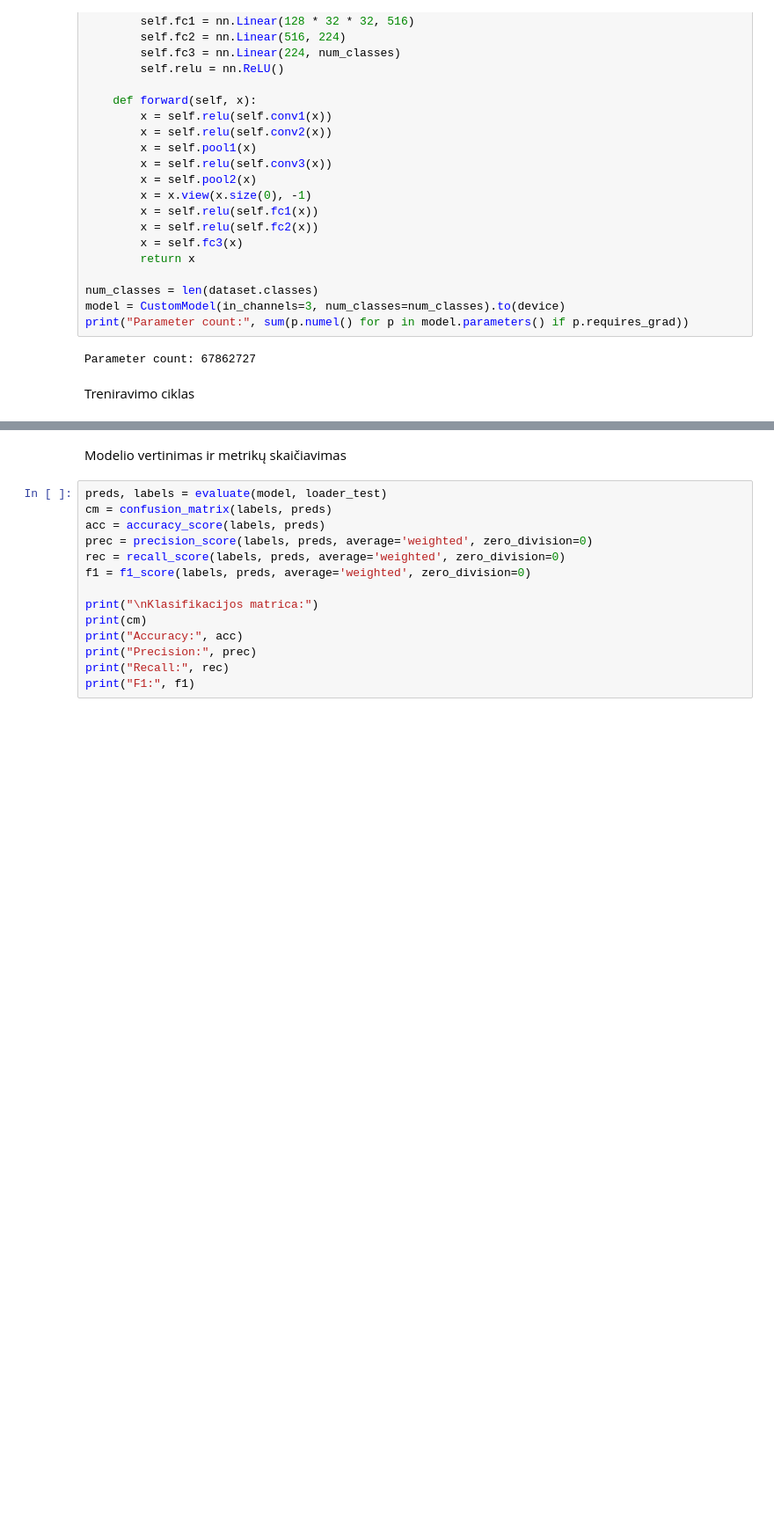
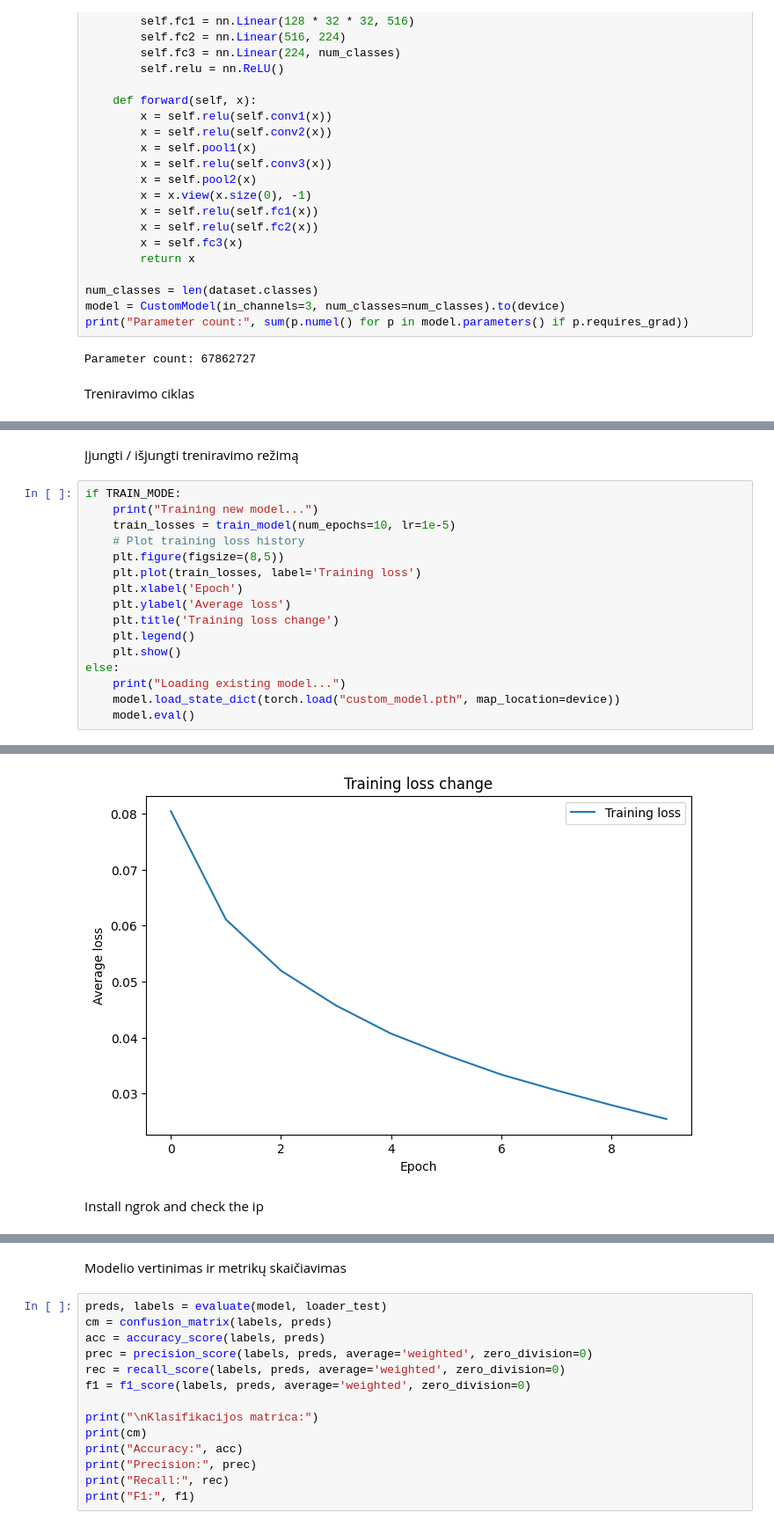
Before and after one commit to HubertasVin/deep-learning-practice, a Jupyter notebook: Lab2.ipynb, the cells around one changed output, grey strips where cells are left out. Shown at 88% size. Drawn from its saved outputs; the diff is of its cells as text; blank space fills up the shorter version.

```diff
--- a/Lab2.ipynb
+++ b/Lab2.ipynb
@@ -203,0 +207,19 @@ Epoch 30/30 - Loss: 0.0000 - Test Accuracy: 0.7700
+# %% [markdown]
+Įjungti / išjungti treniravimo režimą
+# %%
+if TRAIN_MODE:
+    print("Training new model...")
+    train_losses = train_model(num_epochs=10, lr=1e-5)
+    # Plot training loss history
+    plt.figure(figsize=(8,5))
+    plt.plot(train_losses, label='Training loss')
+    plt.xlabel('Epoch')
+    plt.ylabel('Average loss')
+    plt.title('Training loss change')
+    plt.legend()
+    plt.show()
+else:
+    print("Loading existing model...")
+    model.load_state_dict(torch.load("custom_model.pth", map_location=device))
+    model.eval()
+# %% [output]
@@ -203,0 +237,3 @@ Epoch 30/30 - Loss: 0.0000 - Test Accuracy: 0.7700
+[figure, added]
+# %% [markdown]
+Install ngrok and check the ip
```
Also changed, not shown: parts of 9 cells of this notebook.
